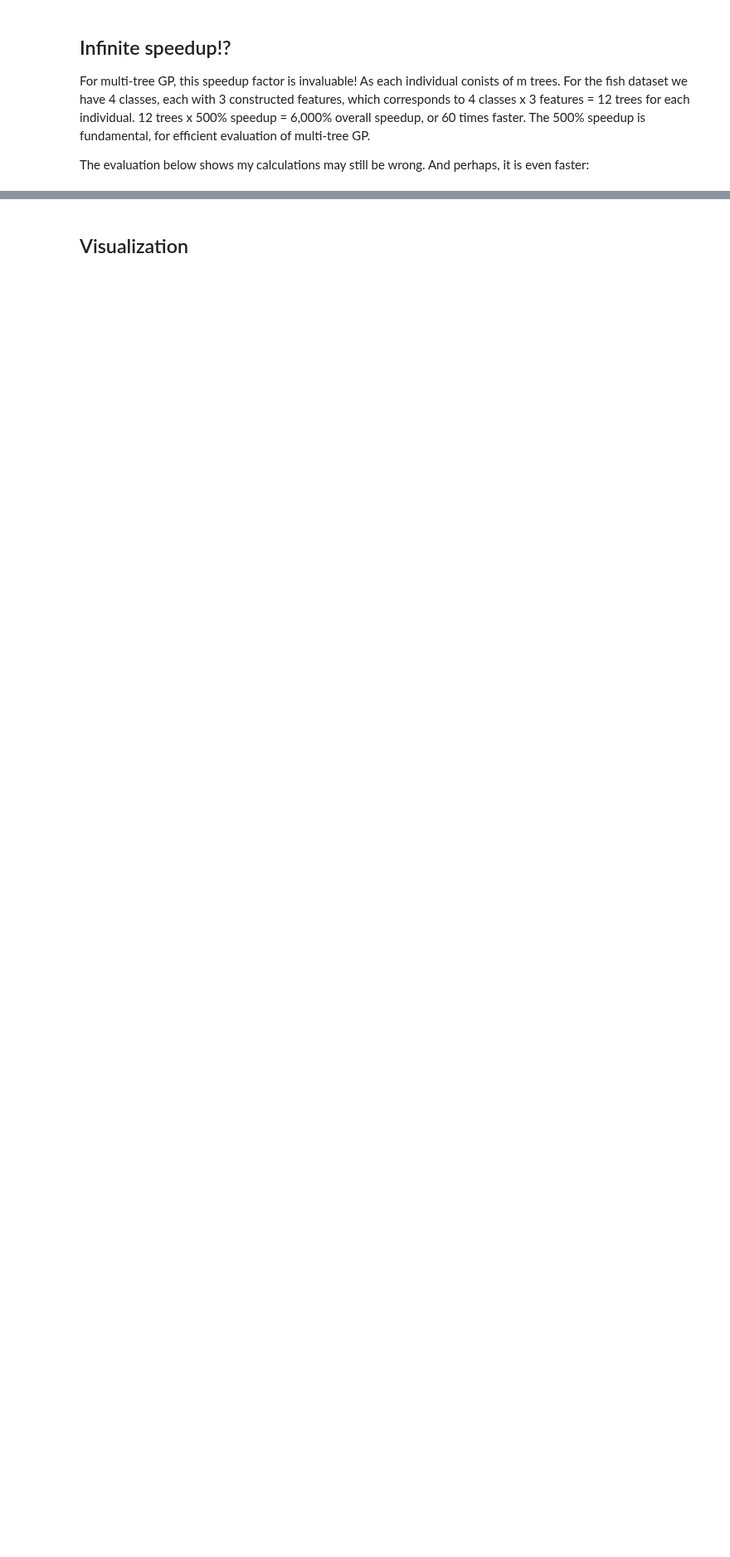
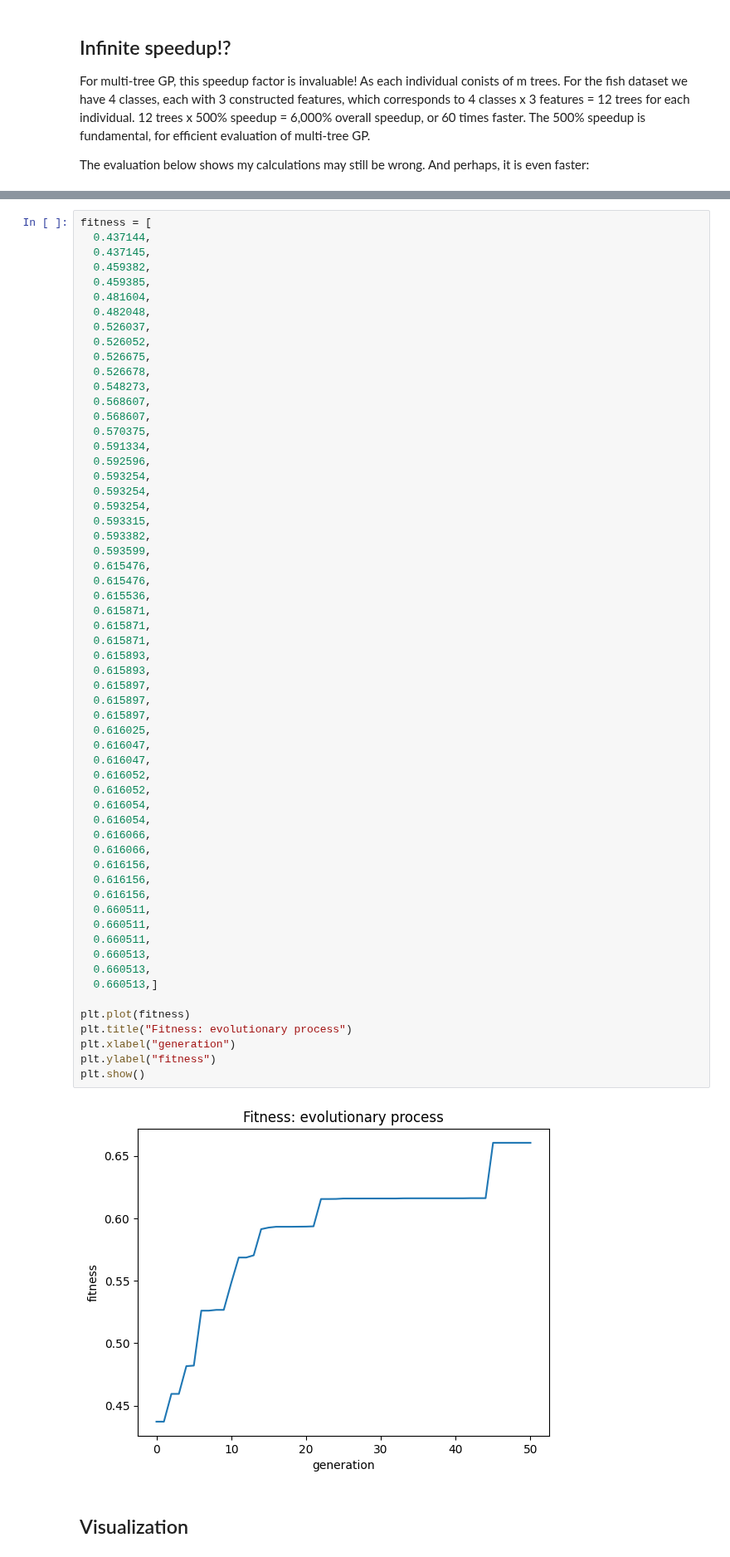
Before and after one commit to woodRock/fishy-business, a Jupyter notebook: code/identification/part/R01_S02_Identification_Part_Embedded_Multi_Tree_GP.ipynb, the cells around one changed output, grey strips where cells are left out. Shown at 83% size. Drawn from its saved outputs; the diff is of its cells as text; blank space fills up the shorter version.

```diff
--- a/code/identification/part/R01_S02_Identification_Part_Embedded_Multi_Tree_GP.ipynb
+++ b/code/identification/part/R01_S02_Identification_Part_Embedded_Multi_Tree_GP.ipynb
@@ -1240,3 +845,64 @@ plt.show()
+# %%
+fitness = [
+  0.437144,
+  0.437145,
+  0.459382,
+  0.459385,
+  0.481604,
+  0.482048,
+  0.526037,
+  0.526052,
+  0.526675,
+  0.526678,
+  0.548273,
+  0.568607,
+  0.568607,
+  0.570375,
+  0.591334,
+  0.592596,
+  0.593254,
+  0.593254,
+  0.593254,
+  0.593315,
+  0.593382,
+  0.593599,
+  0.615476,
+  0.615476,
+  0.615536,
+  0.615871,
+  0.615871,
+  0.615871,
+  0.615893,
+  0.615893,
+  0.615897,
+  0.615897,
+  0.615897,
+  0.616025,
+  0.616047,
+  0.616047,
+  0.616052,
+  0.616052,
+  0.616054,
+  0.616054,
+  0.616066,
+  0.616066,
+  0.616156,
+  0.616156,
+  0.616156,
+  0.660511,
+  0.660511,
+  0.660511,
+  0.660513,
+  0.660513,
+  0.660513,]
+
+plt.plot(fitness)
+plt.title("Fitness: evolutionary process")
+plt.xlabel("generation")
+plt.ylabel("fitness")
+plt.show()
+# %% [output]
+[figure, added]
 # %% [markdown]
 ## Visualization
 # %%
```
Also changed, not shown: parts of 12 cells of this notebook.
